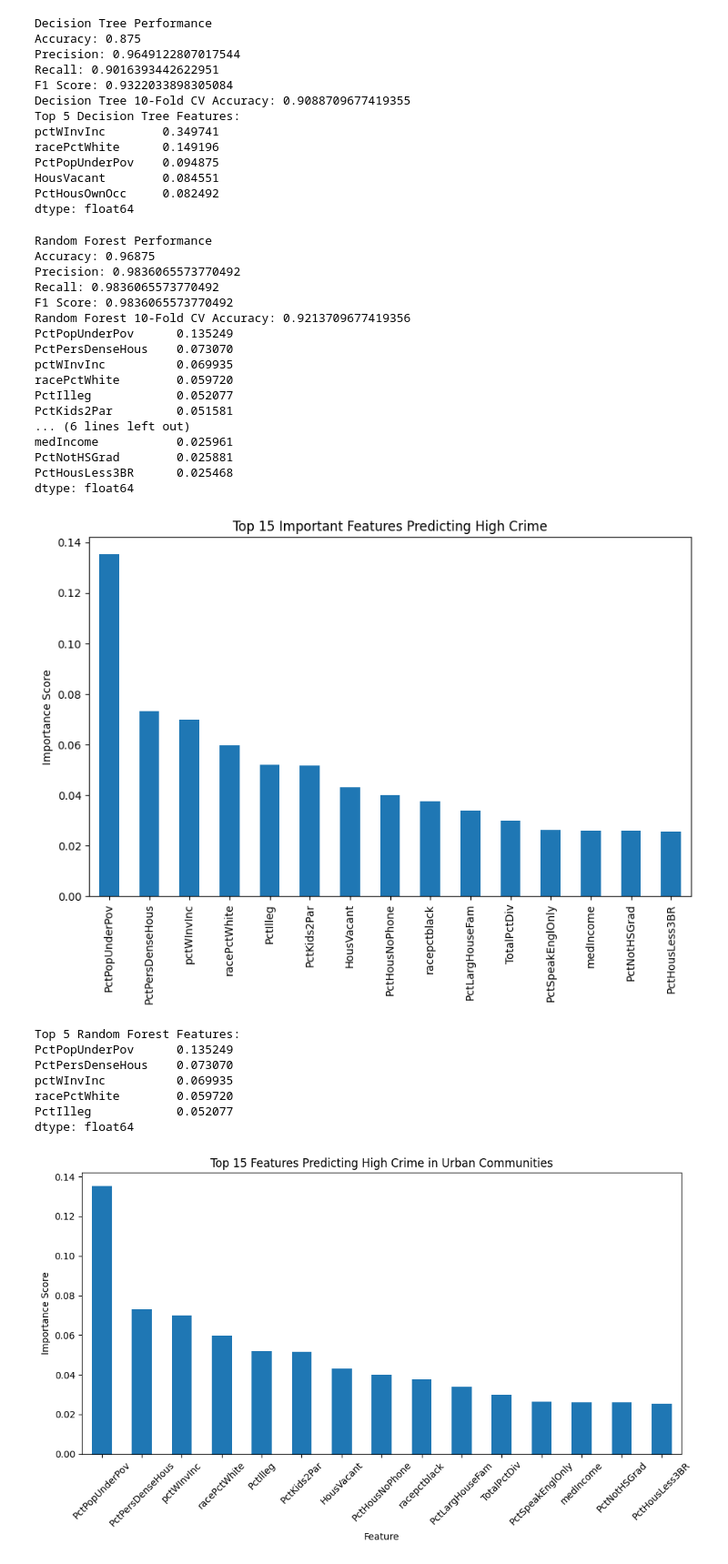
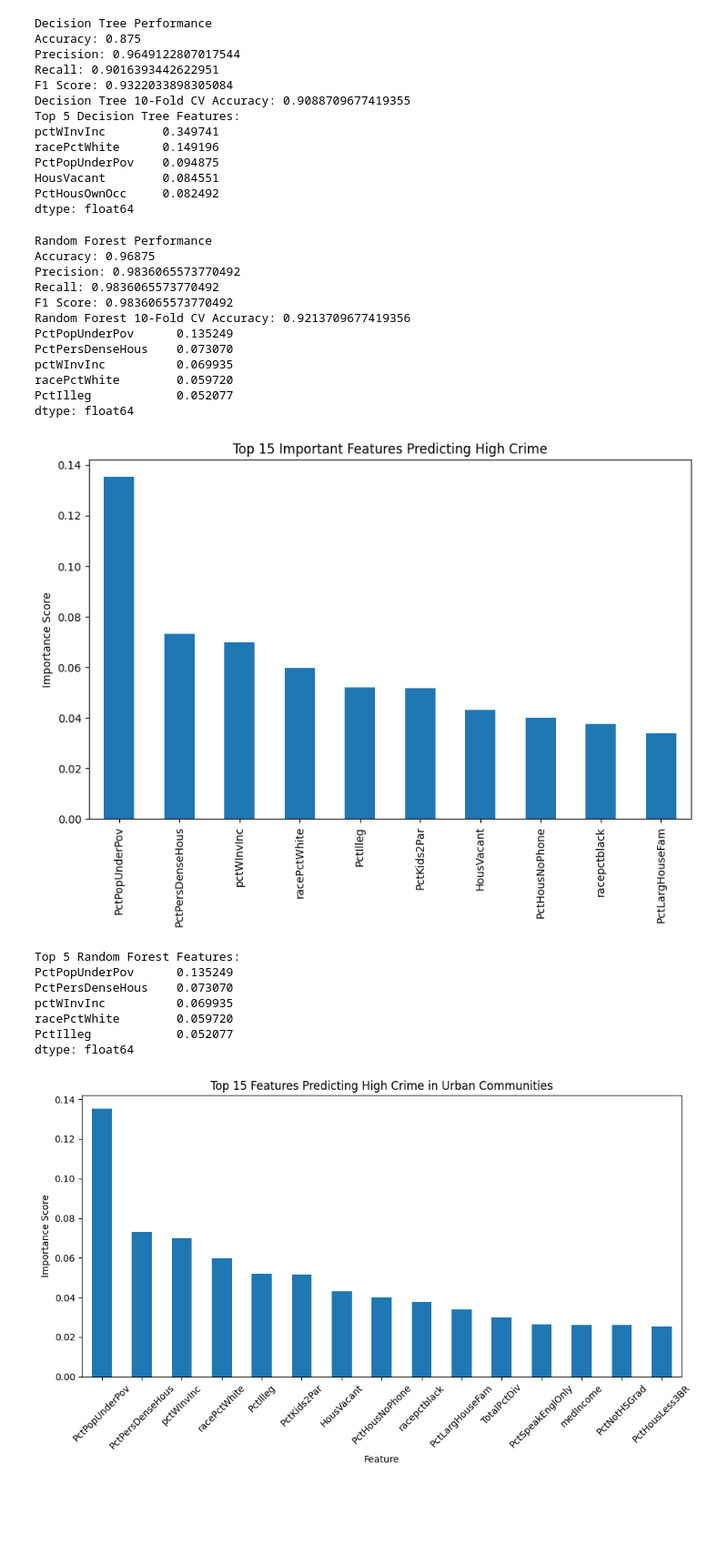
Before and after one commit to nlTyler/urban-crime-statistical-analysis, a Jupyter notebook: 210_Final_1.ipynb, the cells around one changed output. Shown at 91% size. Cells and saved outputs as stored; diff of their text form; code cells hidden in the pictures; blank space fills up the shorter version.

```diff
--- a/210_Final_1.ipynb
+++ b/210_Final_1.ipynb
@@ -447,45 +458,40 @@ feature_importance = pd.Series(
     index=features
 ).sort_values(ascending=False)
 
-print(feature_importance.head(15))
+print(feature_importance.head(5))
 
 plt.figure(figsize=(10,6))
 
-feature_importance.head(15).plot(kind='bar')
+feature_importance.head(10).plot(kind='bar')
 
 plt.title("Top 15 Important Features Predicting High Crime")
 plt.ylabel("Importance Score")
 
 plt.show()
 
 rf_importance = pd.Series(
     rf_model.feature_importances_,
     index=features
 )
 
 top5_rf = rf_importance.sort_values(ascending=False).head(5)
 
 print("Top 5 Random Forest Features:")
 print(top5_rf)
 # %% [output]
 Random Forest Performance
 Accuracy: 0.96875
 Precision: 0.9836065573770492
 Recall: 0.9836065573770492
 F1 Score: 0.9836065573770492
 Random Forest 10-Fold CV Accuracy: 0.9213709677419356
 PctPopUnderPov      0.135249
 PctPersDenseHous    0.073070
 pctWInvInc          0.069935
 racePctWhite        0.059720
 PctIlleg            0.052077
-PctKids2Par         0.051581
-... (6 lines left out)
-medIncome           0.025961
-PctNotHSGrad        0.025881
-PctHousLess3BR      0.025468
 dtype: float64
-[figure, old version]
+[figure, new version]
 Top 5 Random Forest Features:
 PctPopUnderPov      0.135249
 PctPersDenseHous    0.073070
```
Also changed, not shown: parts of 10 cells of this notebook, 2 other files.
